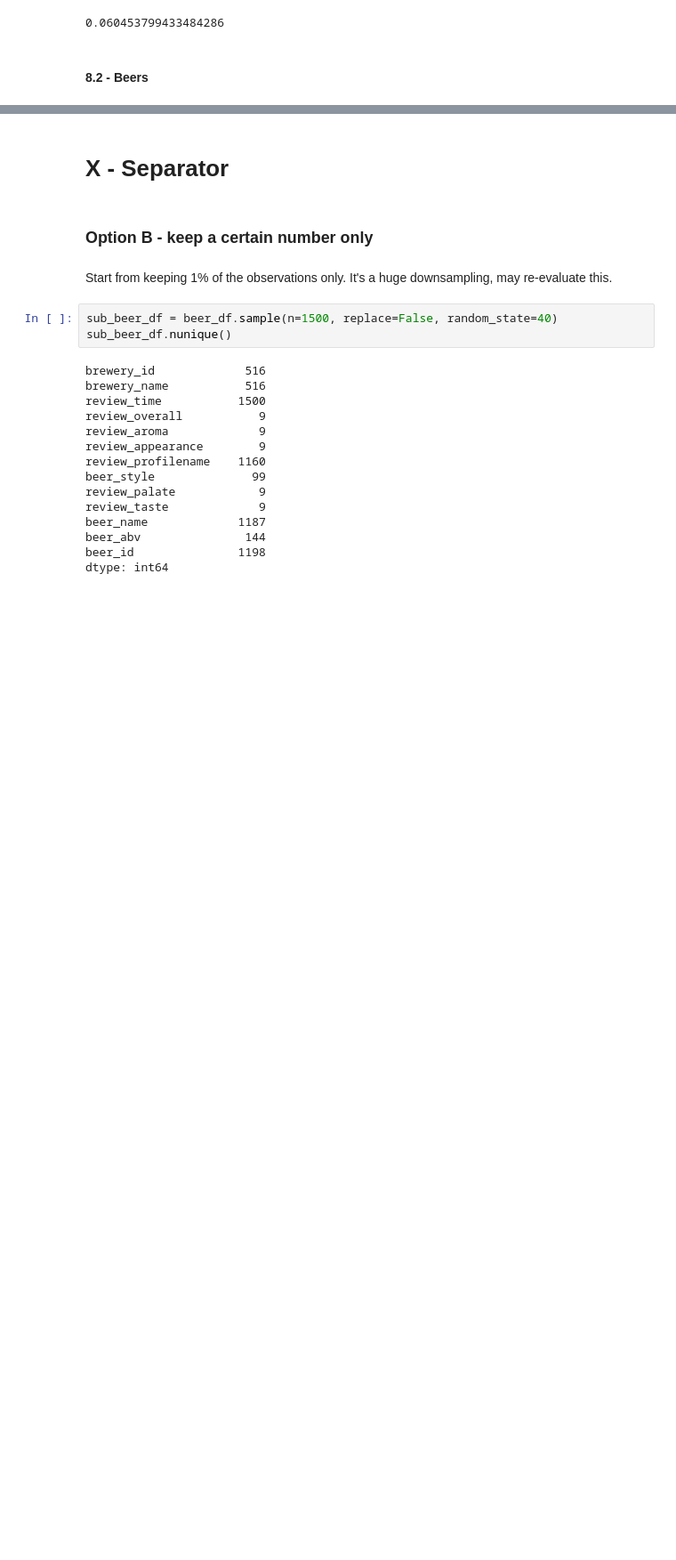
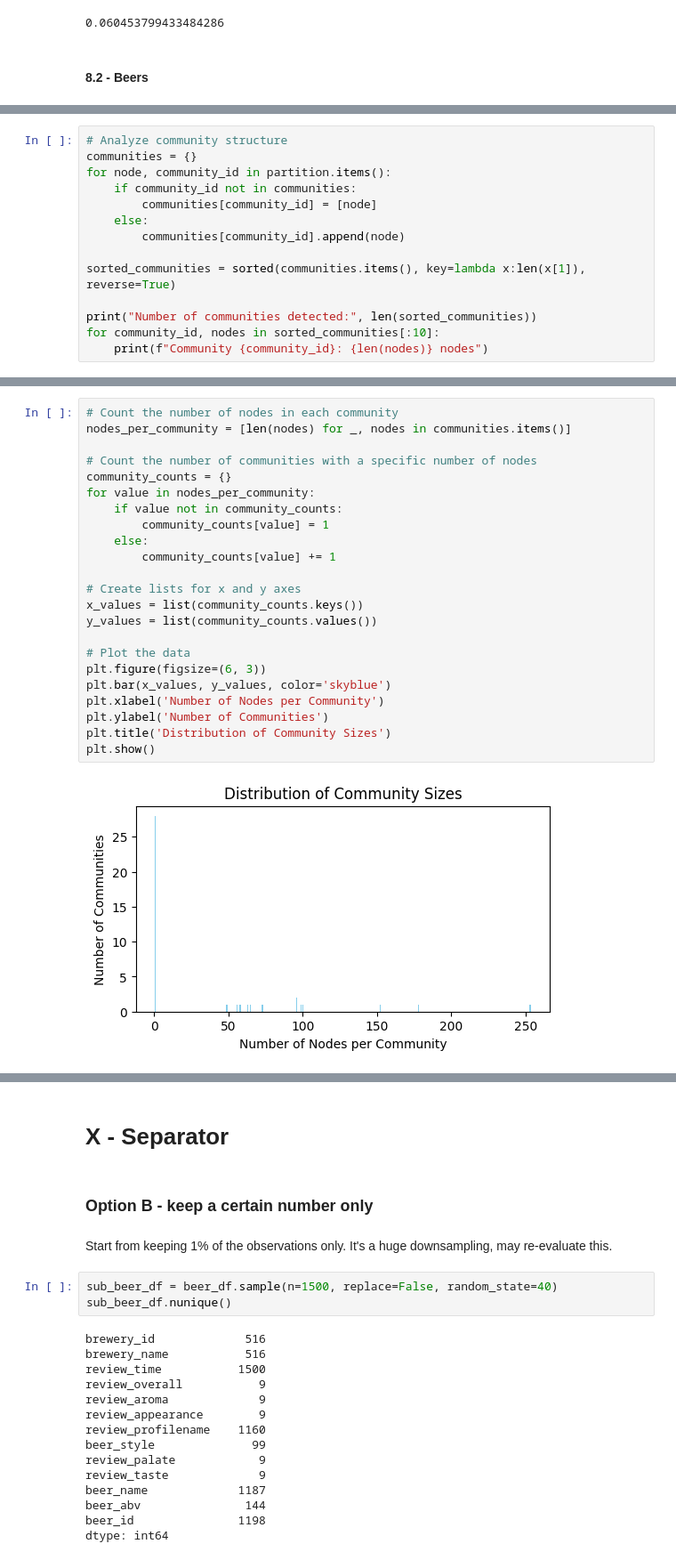
Before and after one commit to giordanovitale/BeerNetwork, a Jupyter notebook: project.ipynb, the cells around one changed output, grey strips where cells are left out. Shown at 89% size. Drawn from its saved outputs; the diff is of its cells as text; blank space fills up the shorter version.

```diff
--- a/project.ipynb
+++ b/project.ipynb
@@ -1118,0 +1181,14 @@ nx.degree_assortativity_coefficient(beer_projection)
+# %%
+# Analyze community structure
+communities = {}
+for node, community_id in partition.items():
+    if community_id not in communities:
+        communities[community_id] = [node]
+    else:
+        communities[community_id].append(node)
+
+sorted_communities = sorted(communities.items(), key=lambda x:len(x[1]), reverse=True)
+
+print("Number of communities detected:", len(sorted_communities))
+for community_id, nodes in sorted_communities[:10]:
+    print(f"Community {community_id}: {len(nodes)} nodes")
@@ -1118,0 +1207,25 @@ nx.degree_assortativity_coefficient(beer_projection)
+# %%
+# Count the number of nodes in each community
+nodes_per_community = [len(nodes) for _, nodes in communities.items()]
+
+# Count the number of communities with a specific number of nodes
+community_counts = {}
+for value in nodes_per_community:
+    if value not in community_counts:
+        community_counts[value] = 1
+    else:
+        community_counts[value] += 1
+
+# Create lists for x and y axes
+x_values = list(community_counts.keys())
+y_values = list(community_counts.values())
+
+# Plot the data
+plt.figure(figsize=(6, 3))
+plt.bar(x_values, y_values, color='skyblue')
+plt.xlabel('Number of Nodes per Community')
+plt.ylabel('Number of Communities')
+plt.title('Distribution of Community Sizes')
+plt.show()
+# %% [output]
+[figure, added]
```
Also changed, not shown: parts of 19 cells of this notebook.
